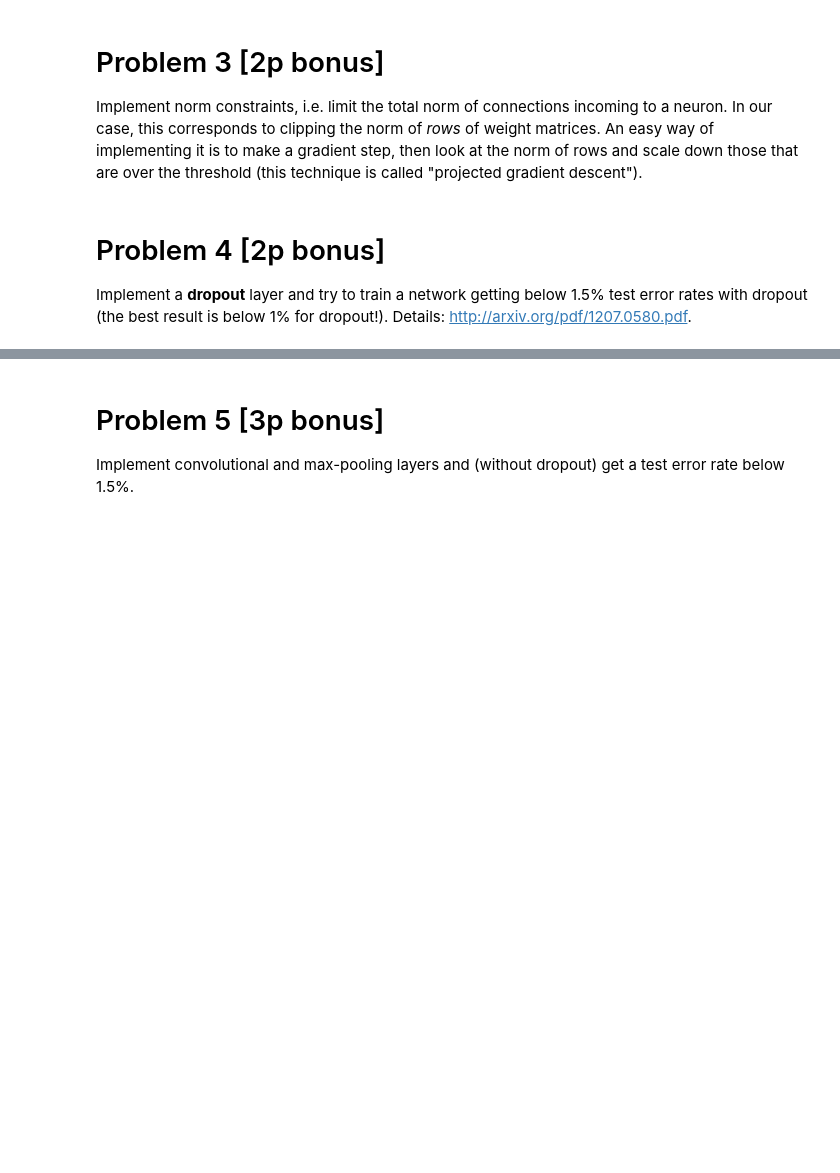
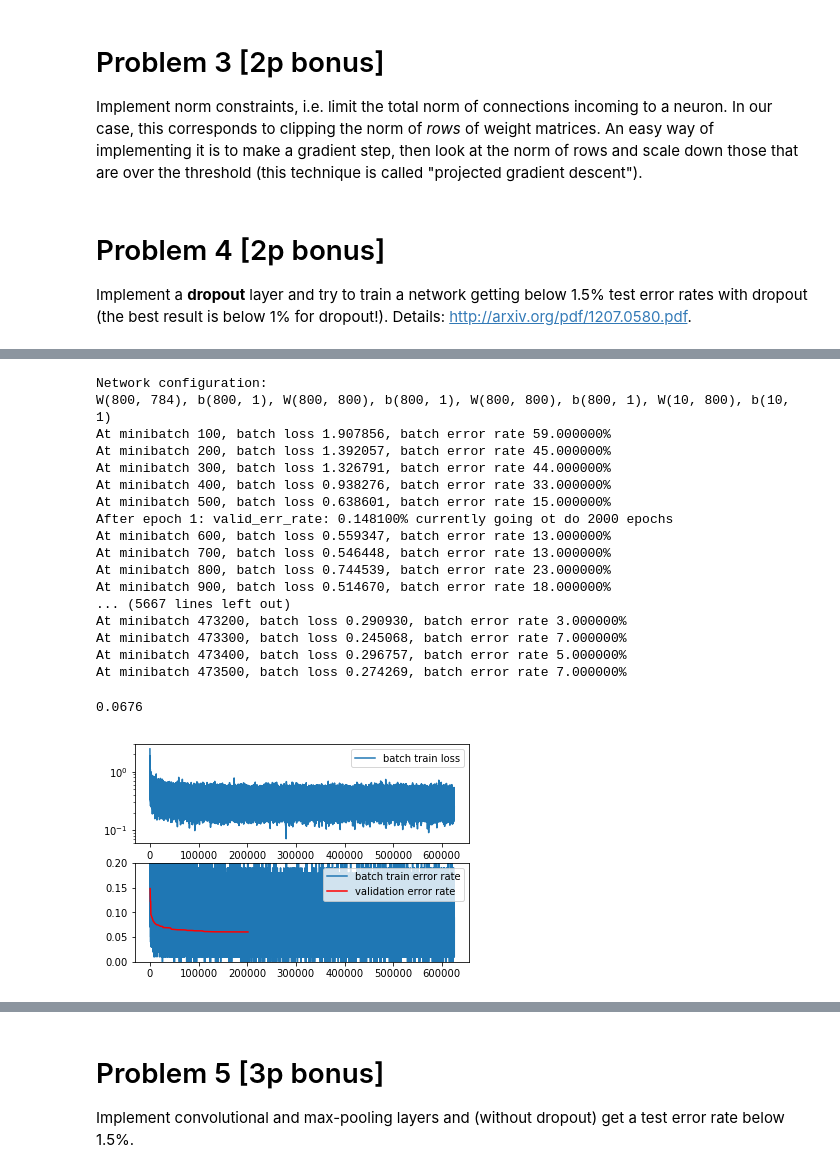
Before and after one commit to swistak35/nn_assignments, a Jupyter notebook: assignment5/Assignment5.ipynb, the cells around one changed output, grey strips where cells are left out. Saved outputs shown, nothing was run; the diff lists cells and outputs as text; code cells hidden in the pictures; blank space fills up the shorter version.

```diff
--- a/assignment5/Assignment5.ipynb
+++ b/assignment5/Assignment5.ipynb
@@ -712,0 +919,42 @@ Finished with 57 epochs (minibatch 28500), with best valid error rate 0.023700
+# %%
+weight_init = IsotropicGaussian(std=0.05, mean=0.0)
+net = FeedForwardNet([
+        AffineLayer(784, 800, weight_init = weight_init),
+        ReLULayer(dropout = 0.5),
+        AffineLayer(800, 800, weight_init = weight_init, dropout = 0.5),
+        ReLULayer(dropout = 0.5),
+        AffineLayer(800, 800, weight_init = weight_init, dropout = 0.5),
+        ReLULayer(dropout = 0.5),
+        AffineLayer(800, 10, weight_init = weight_init, dropout = 0.5),
+        SoftMaxLayer()
+    ])
+SGD(net, mnist_train_stream, mnist_validation_stream, mnist_test_stream,
+    print_debug = True,
+    epochs = 2000,
+    regularization_rate = 10e-3,
+    alpha_alg = AlphaAlgExp(initial = 5e-2, rate = 0.992),
+    momentum_alg = MomentumAlg3())
+
+net2 = net
+
+compute_error_rate(net2, mnist_test_stream)
+# %% [output]
+Network configuration:
+W(800, 784), b(800, 1), W(800, 800), b(800, 1), W(800, 800), b(800, 1), W(10, 800), b(10, 1)
+At minibatch 100, batch loss 1.907856, batch error rate 59.000000%
+At minibatch 200, batch loss 1.392057, batch error rate 45.000000%
+At minibatch 300, batch loss 1.326791, batch error rate 44.000000%
+At minibatch 400, batch loss 0.938276, batch error rate 33.000000%
+At minibatch 500, batch loss 0.638601, batch error rate 15.000000%
+After epoch 1: valid_err_rate: 0.148100% currently going ot do 2000 epochs
+At minibatch 600, batch loss 0.559347, batch error rate 13.000000%
+At minibatch 700, batch loss 0.546448, batch error rate 13.000000%
+At minibatch 800, batch loss 0.744539, batch error rate 23.000000%
+At minibatch 900, batch loss 0.514670, batch error rate 18.000000%
+... (5667 lines left out)
+At minibatch 473200, batch loss 0.290930, batch error rate 3.000000%
+At minibatch 473300, batch loss 0.245068, batch error rate 7.000000%
+At minibatch 473400, batch loss 0.296757, batch error rate 5.000000%
+At minibatch 473500, batch loss 0.274269, batch error rate 7.000000%
+0.0676
+[figure, added]
```
Also changed, not shown: parts of 9 cells of this notebook, 2 other files.
